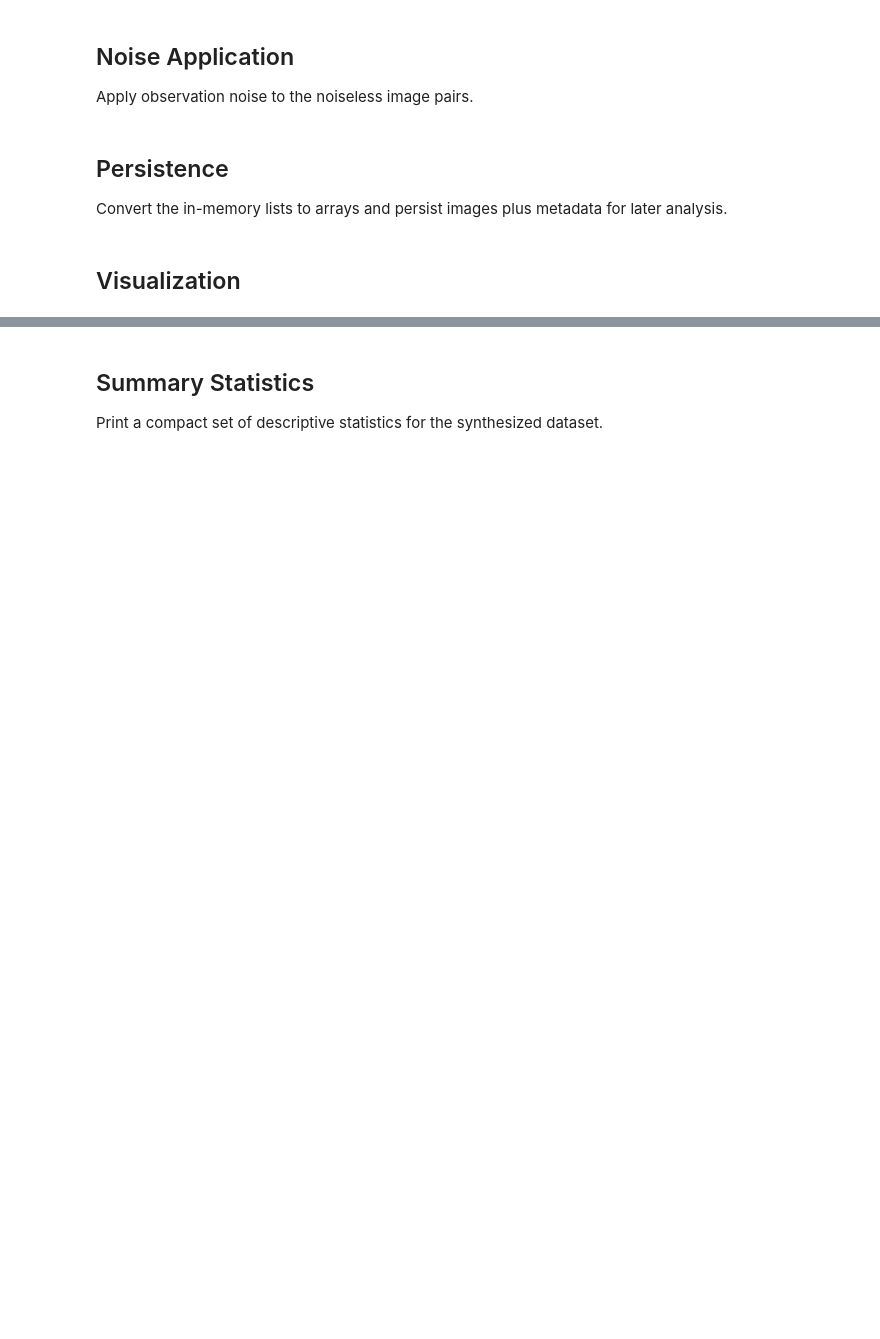
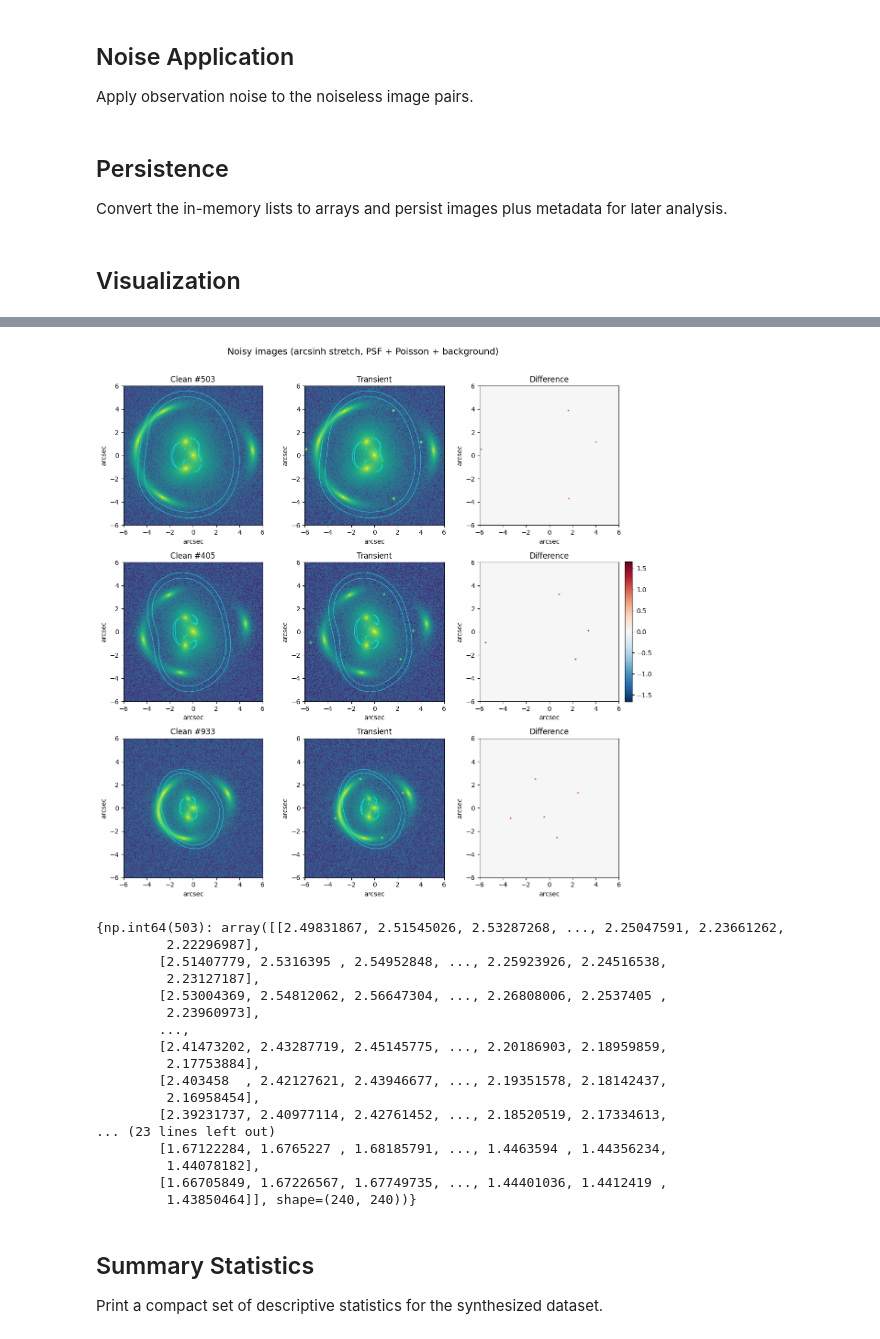
Before and after one commit to devesh-aggarwal/sbi-transient-lensing, a Jupyter notebook: simulator.ipynb, the cells around one changed output, grey strips where cells are left out. Cells and saved outputs as stored; diff of their text form; code cells hidden in the pictures; blank space fills up the shorter version.

```diff
--- a/simulator.ipynb
+++ b/simulator.ipynb
@@ -211,15 +213,14 @@ def find_critical_curve_region(lens_model, lens_params, grid_size=50, search_rad
     coords = np.linspace(-search_radius, search_radius, grid_size)
     xx, yy = np.meshgrid(coords, coords)
 
-    candidate_points = []
-    for x, y in zip(xx.ravel(), yy.ravel()):
-        # Evaluate magnification; skip points where lenstronomy cannot solve.
-        try:
-            mag = lens_model.magnification(x, y, lens_params)
-        except Exception:
-            continue
-        if np.isfinite(mag) and abs(mag) > 20:
-            candidate_points.append((x, y))
+    try:
+        mag = np.abs(lens_model.magnification(xx, yy, lens_params))
+    except Exception:
+        mag = np.zeros_like(xx)
+
+    mag = np.nan_to_num(mag, nan=0.0, posinf=0.0, neginf=0.0)
+    mask = mag > 20
+    candidate_points = list(zip(xx[mask], yy[mask]))
 
     if candidate_points:
         return candidate_points
@@ -247,11 +248,10 @@ def inject_point_sources(config, critical_curve_points, lens_model):
     """
 
     # Map critical-curve image coordinates to source-plane caustic coordinates.
-    caustic_points = []
-    for x_img, y_img in critical_curve_points:
-        beta_x, beta_y = lens_model.ray_shooting(x_img, y_img, config['lens_params'])
-        if np.isfinite(beta_x) and np.isfinite(beta_y):
-            caustic_points.append((beta_x, beta_y))
+    pts = np.array(critical_curve_points)
+    beta_x, beta_y = lens_model.ray_shooting(pts[:, 0], pts[:, 1], config['lens_params'])
+    finite_mask = np.isfinite(beta_x) & np.isfinite(beta_y)
+    caustic_points = list(zip(beta_x[finite_mask], beta_y[finite_mask]))
 
     # Fallback: if the magnification search failed, reuse the source center.
     if not caustic_points:
@@ -401,8 +398,6 @@ def add_observation_noise(base_image, ps_image, config, pixel_scale=0.05):
 num_samples = 1000  # Total number of lens systems to synthesize (reduced from 10k for testing).
 configs = generate_random_lens_config(num_samples=num_samples)
 
-noiseless_clean_images = []
-noiseless_anomalous_images = []
 base_images = []
 ps_images = []
 metadata = []
@@ -413,8 +408,6 @@ for index, config in enumerate(tqdm(configs, desc="Rendering", leave=False)):
 
         base_images.append(base_img)
         ps_images.append(ps_img)
-        noiseless_clean_images.append(base_img)
-        noiseless_anomalous_images.append(base_img + ps_img)
         metadata.append({
             'index': index,
             'num_lenses': config['num_lenses'],
@@ -451,8 +444,6 @@ for index, config in enumerate(tqdm(configs, desc="Rendering", leave=False)):
         # Preserve indexing by inserting empty placeholders if lenstronomy fails.
         base_images.append(np.zeros((240, 240)))
         ps_images.append(np.zeros((240, 240)))
-        noiseless_clean_images.append(np.zeros((240, 240)))
-        noiseless_anomalous_images.append(np.zeros((240, 240)))
         metadata.append({'index': index, 'error': str(exc)})
 # %% [markdown]
 ## Noiseless Visualization
@@ -624,3 +549,27 @@ plt.show()
+# %%
+plot_image_triplets(
+    clean_images, anomalous_images, metadata, sample_indices,
+    suptitle='Noisy images (arcsinh stretch, PSF + Poisson + background)',
+)
+# %% [output]
+[figure, added]
+{np.int64(503): array([[2.49831867, 2.51545026, 2.53287268, ..., 2.25047591, 2.23661262,
+         2.22296987],
+        [2.51407779, 2.5316395 , 2.54952848, ..., 2.25923926, 2.24516538,
+         2.23127187],
+        [2.53004369, 2.54812062, 2.56647304, ..., 2.26808006, 2.2537405 ,
+         2.23960973],
+        ...,
+        [2.41473202, 2.43287719, 2.45145775, ..., 2.20186903, 2.18959859,
+         2.17753884],
+        [2.403458  , 2.42127621, 2.43946677, ..., 2.19351578, 2.18142437,
+         2.16958454],
+        [2.39231737, 2.40977114, 2.42761452, ..., 2.18520519, 2.17334613,
+... (23 lines left out)
+        [1.67122284, 1.6765227 , 1.68185791, ..., 1.4463594 , 1.44356234,
+         1.44078182],
+        [1.66705849, 1.67226567, 1.67749735, ..., 1.44401036, 1.4412419 ,
+         1.43850464]], shape=(240, 240))}
 # %% [markdown]
 ## Summary Statistics
 
```
Also changed, not shown: parts of 5 cells of this notebook.
